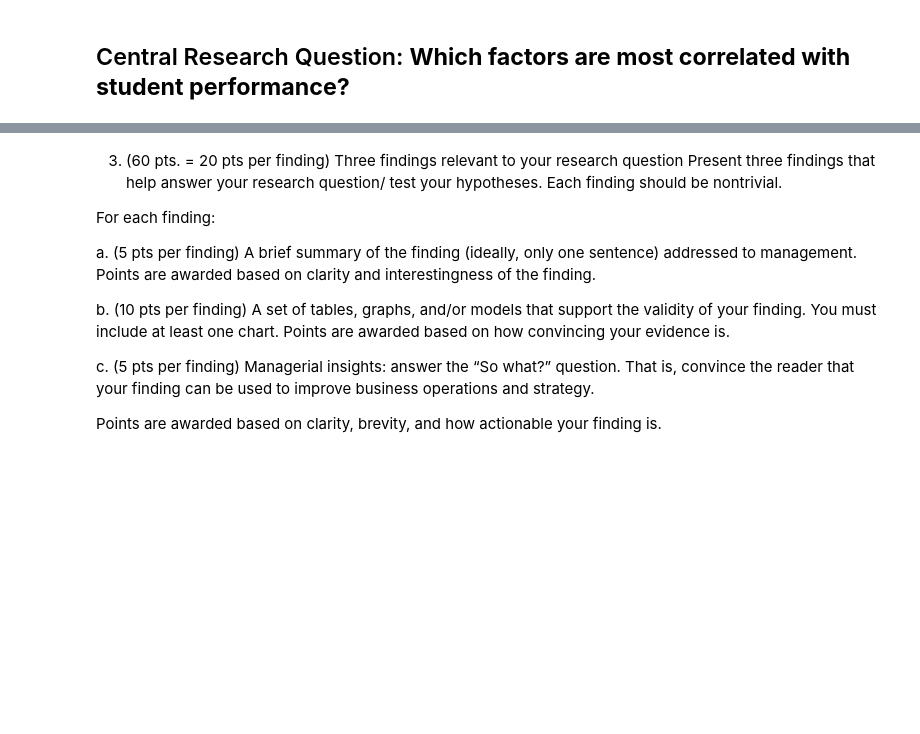
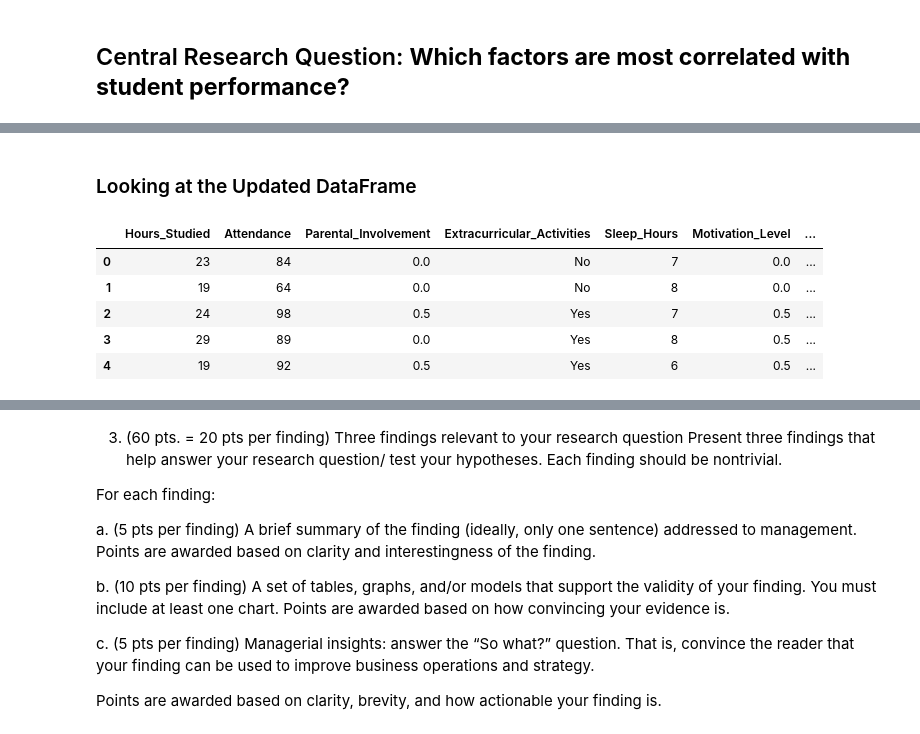
Before and after one commit to setarehsalkhi/OMIS-114-Project, a Jupyter notebook: FinalProjectSubmission.ipynb, the cells around one changed output, grey strips where cells are left out. Drawn from its saved outputs; the diff is of its cells as text; code cells hidden in the pictures; blank space fills up the shorter version.

```diff
--- a/FinalProjectSubmission.ipynb
+++ b/FinalProjectSubmission.ipynb
@@ -124,0 +175,11 @@ techniques learned in class
+# %% [markdown]
+### Looking at the Updated DataFrame
+# %%
+df2.head()
+# %% [output]
+|  | Hours_Studied | Attendance | Parental_Involvement | Extracurricular_Activities | Sleep_Hours | Motivation_Level | ... |
+| 0 | 23 | 84 | 0.0 | No | 7 | 0.0 | ... |
+| 1 | 19 | 64 | 0.0 | No | 8 | 0.0 | ... |
+| 2 | 24 | 98 | 0.5 | Yes | 7 | 0.5 | ... |
+| 3 | 29 | 89 | 0.0 | Yes | 8 | 0.5 | ... |
+| 4 | 19 | 92 | 0.5 | Yes | 6 | 0.5 | ... |
```
Also changed, not shown: parts of 22 cells of this notebook, 1 other file.
